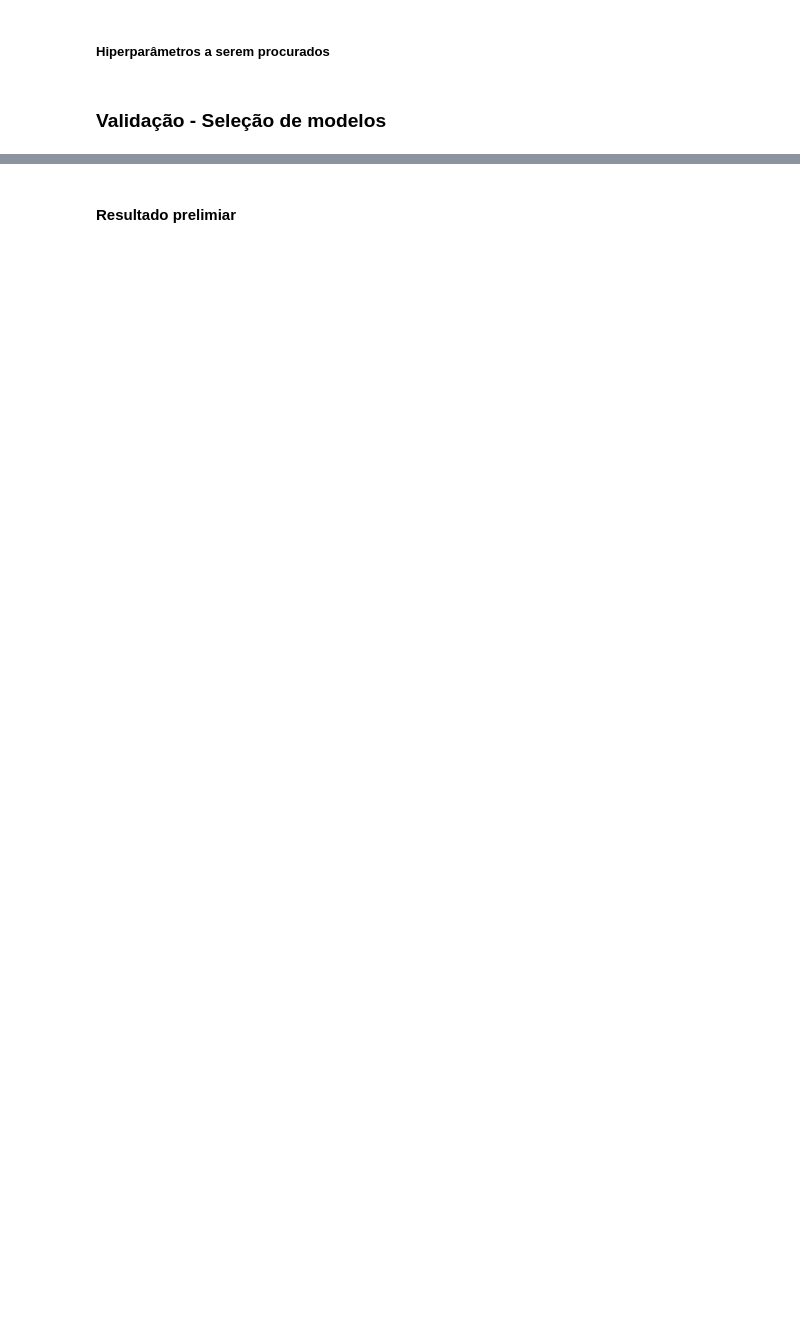
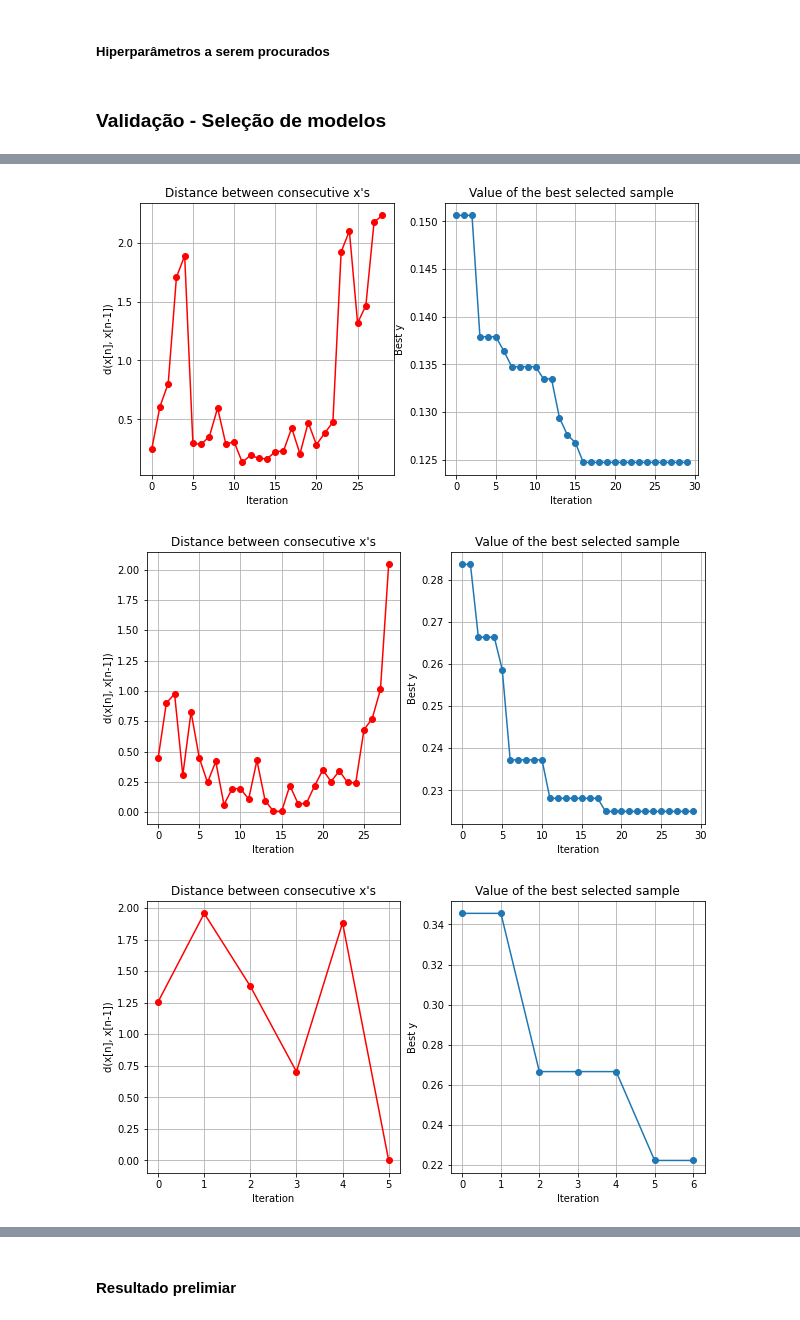
Before and after one commit to JordaoMemoria/topicosTrabalhoFinal, a Jupyter notebook: TreinamentoRegressao.ipynb, the cells around one changed output, grey strips where cells are left out. Saved outputs shown, nothing was run; the diff lists cells and outputs as text; code cells hidden in the pictures; blank space fills up the shorter version.

```diff
--- a/TreinamentoRegressao.ipynb
+++ b/TreinamentoRegressao.ipynb
@@ -451,4 +419,9 @@ KeyboardInterrupt:
 # %%
 if treinar['RBFLinearRegression']:
     resultado_parcial = validacao_cruzada(Modelo=RBFLinearRegression, dominio=dominio_regressao_linear_bayesiana_rbf, X=X_train, y=y_train)
     relatorio_modelos = pd.concat([relatorio_modelos, resultado_parcial])
+    resultado_parcial.to_csv('resultados_parciais/RBFLinearRegression.csv')
+# %% [output]
+[figure, added]
+[figure, added]
+[figure, added]
```
Also changed, not shown: parts of 13 cells of this notebook.
